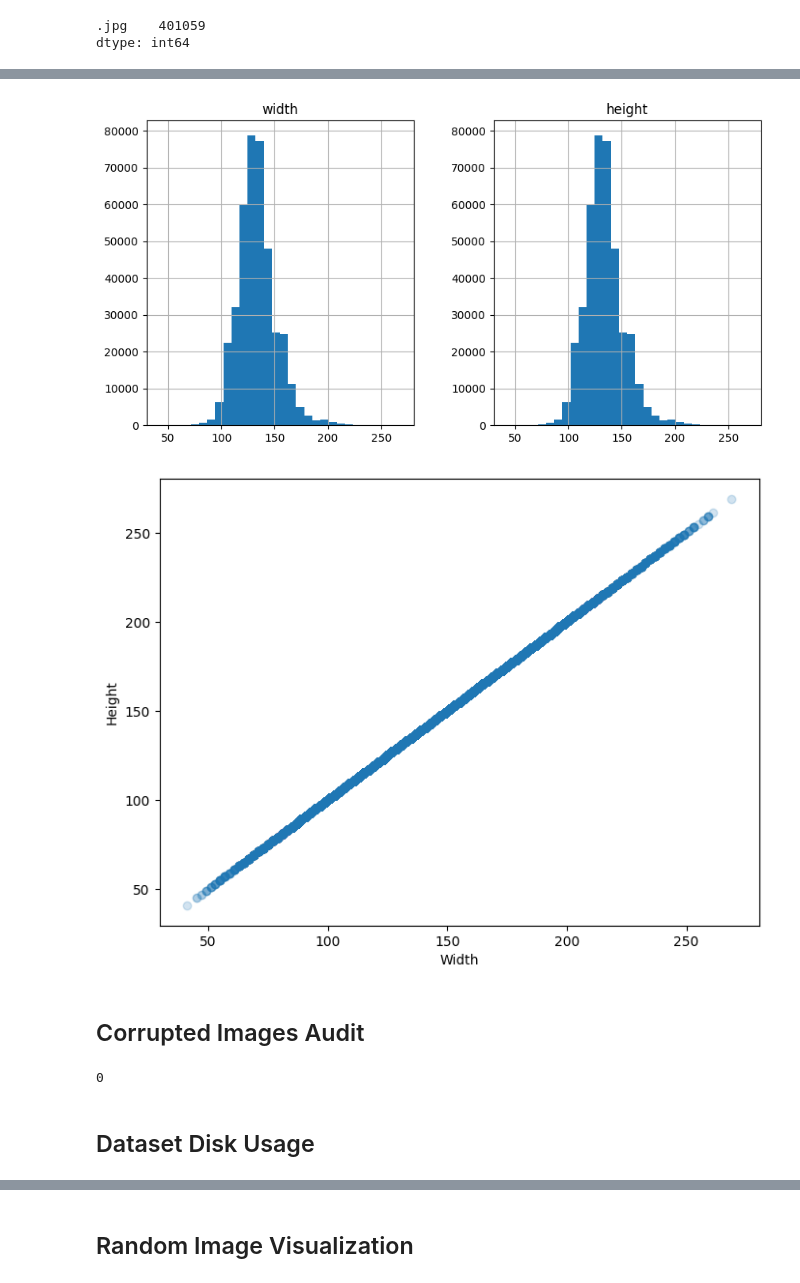
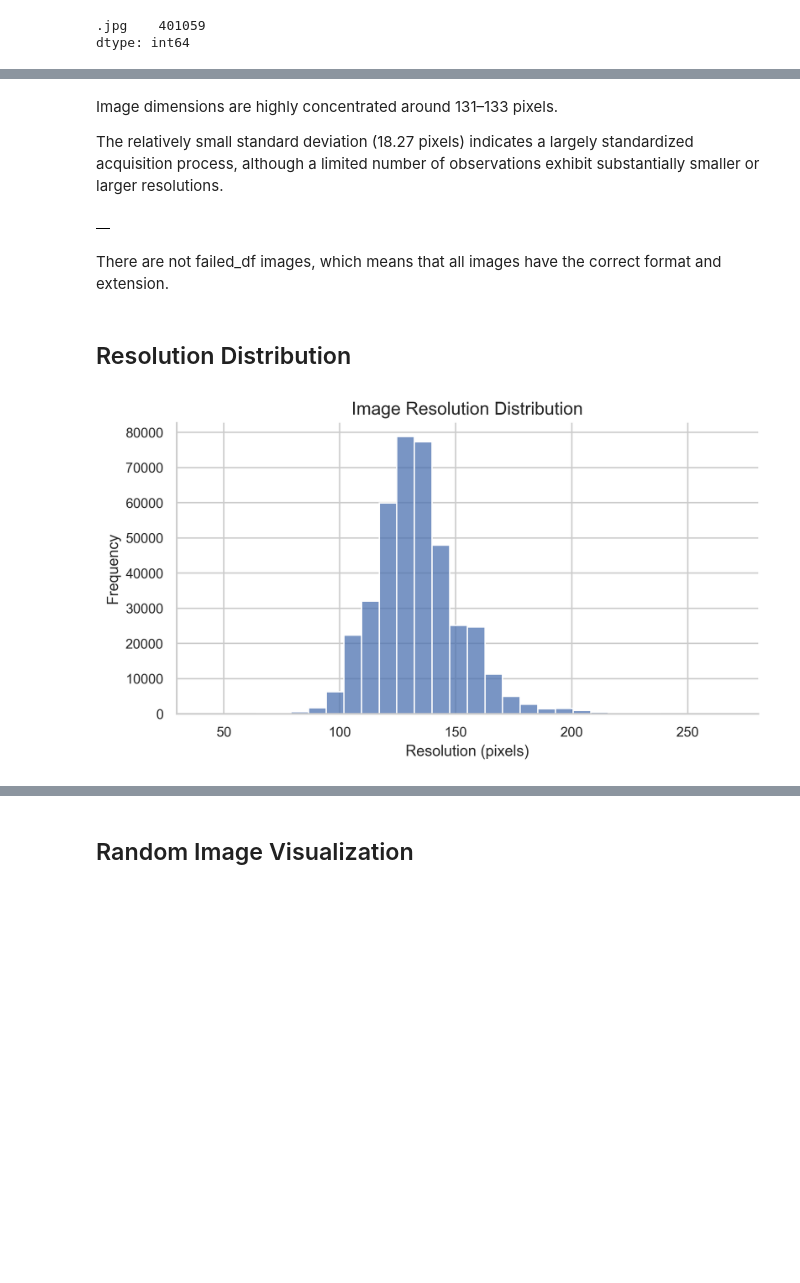
Before and after one commit to JuanCardona7/my-image-classifier, a Jupyter notebook: notebooks/IMG_01_image_audit.ipynb, the cells around one changed output, grey strips where cells are left out. Cells and saved outputs as stored; diff of their text form; code cells hidden in the pictures; blank space fills up the shorter version.

Commit message:
feat: complete image audit analysis and resize evaluation

```diff
--- a/notebooks/IMG_01_image_audit.ipynb
+++ b/notebooks/IMG_01_image_audit.ipynb
@@ -163,0 +167,18 @@ dtype: int64
+# %%
+# Analyze image modes (color formats)
+
+image_modes = {}
+
+for img_path in tqdm(image_files):
+    try:
+        with Image.open(img_path) as img:
+            mode = img.mode
+
+            image_modes[mode] = image_modes.get(mode, 0) + 1
+
+    except Exception:
+        pass
+
+mode_df = pd.Series(image_modes).sort_values(ascending=False).rename("count")
+
+mode_df
@@ -200,23 +284,39 @@ resolution_df.describe()
+# %% [markdown]
+Image dimensions are highly concentrated around 131–133 pixels.
+
+The relatively small standard deviation (18.27 pixels) indicates a largely standardized acquisition process, although a limited number of observations exhibit substantially smaller or larger resolutions.
+# %%
+# Describe the failed images
+
+if not failed_df.empty:
+    failed_df.describe()
+
+failed_df.head()
+# %% [output]
+|  |
+# %% [markdown]
+There are not failed_df images, which means that all images have the correct format and extension.
+# %% [markdown]
+## Resolution Distribution
 # %%
 # Plot histograms of width and height
 
-resolution_df[["width", "height"]].hist(bins=30, figsize=(10, 5))
+fig, ax = plt.subplots(figsize=(7, 4))
 
+sns.histplot(
+    resolution_df["width"],
+    bins=30,
+    ax=ax,
+)
+
+clean_axis_labels(
+    ax,
+    xlabel="Resolution (pixels)",
+    ylabel="Frequency",
+    title="Image Resolution Distribution",
+)
+
+plt.tight_layout()
 plt.show()
 # %% [output]
-[figure, old version]
+[figure, new version]
-# %%
-# Plot scatter of width vs height
-
-plt.figure(figsize=(8, 6))
-
-plt.scatter(resolution_df["width"], resolution_df["height"], alpha=0.2)
-
-plt.xlabel("Width")
-plt.ylabel("Height")
-
-plt.show()
-# %% [output]
-[figure, removed]
-# %% [markdown]
-## Corrupted Images Audit
@@ -235,8 +322,0 @@ for img_path in tqdm(image_files):
-# %%
-# Count corrupted images
-
-len(corrupted_files)
-# %% [output]
-0
-# %% [markdown]
-## Dataset Disk Usage
```
Also changed, not shown: parts of 80 cells of this notebook, 1 other file.
